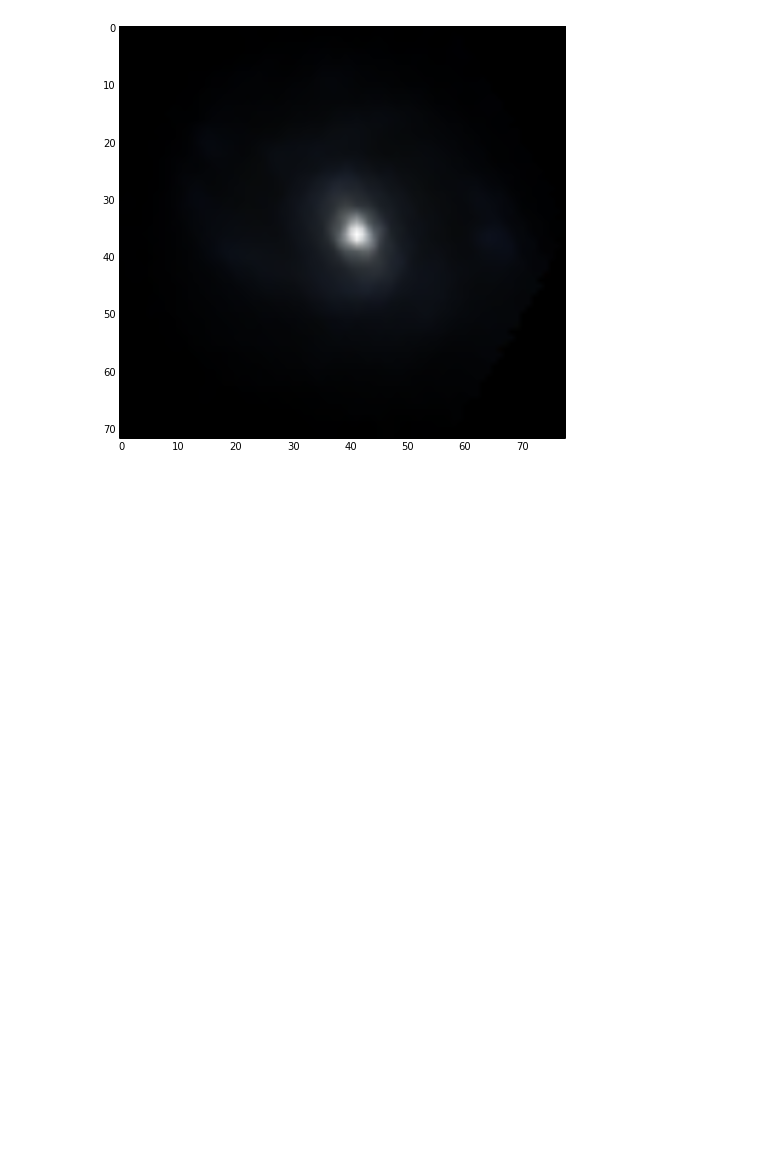
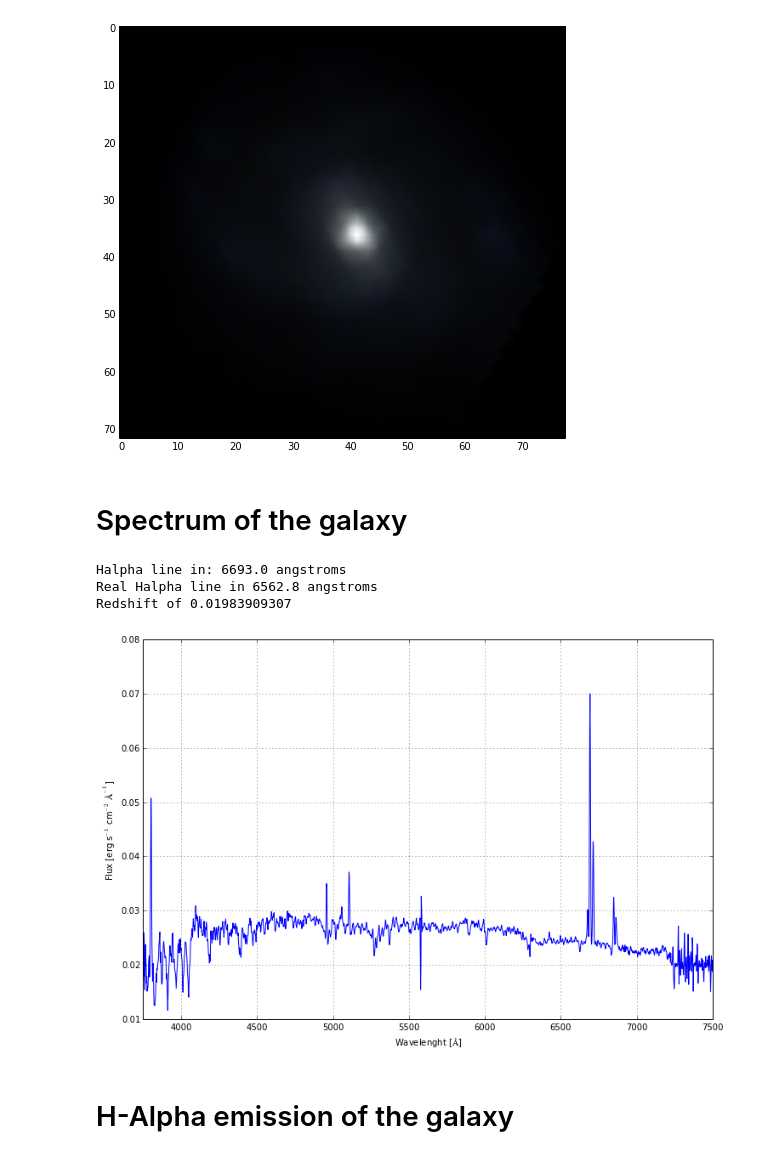
Before and after one commit to sbustamante/ComputationalMethods, a Jupyter notebook: activities/using_pyfits.ipynb, the cells around one changed output. Saved outputs shown, nothing was run; the diff lists cells and outputs as text; code cells hidden in the pictures; blank space fills up the shorter version.

Commit message:
Halpha image

```diff
--- a/activities/using_pyfits.ipynb
+++ b/activities/using_pyfits.ipynb
@@ -117,3 +119,29 @@ plt.imshow(rgb_galaxy[::-1,:,:])
 # %% [output]
 <matplotlib.image.AxesImage at 0x...>
 [figure]
+# %% [markdown]
+# Spectrum of the galaxy
+# %%
+spectrum = np.zeros( nspec )
+for i in xrange(nspec):
+    spectrum[i] = np.mean(spectras[i,:,:])
+
+
+plt.figure( figsize=(12,8) )
+plt.plot( wavelenght, spectrum )
+plt.xlim( (LMIN,LMAX) )
+plt.grid()
+plt.xlabel( "Wavelenght [$\AA$]" )
+plt.ylabel( "Flux [erg s$^{-1}$ cm$^{-2}$ $\AA^{-1}$]" )
+
+Halpha = wavelenght[np.argsort(spectrum)[-1]]
+print "Halpha line in:", Halpha, "angstroms"
+print "Real Halpha line in", 6562.8, "angstroms"
+print "Redshift of", abs(Halpha-6562.8)/6562.8
+# %% [output]
+Halpha line in: 6693.0 angstroms
+Real Halpha line in 6562.8 angstroms
+Redshift of 0.01983909307
+[figure, added]
+# %% [markdown]
+# H-Alpha emission of the galaxy
```
Also changed, not shown: parts of 9 cells of this notebook.
